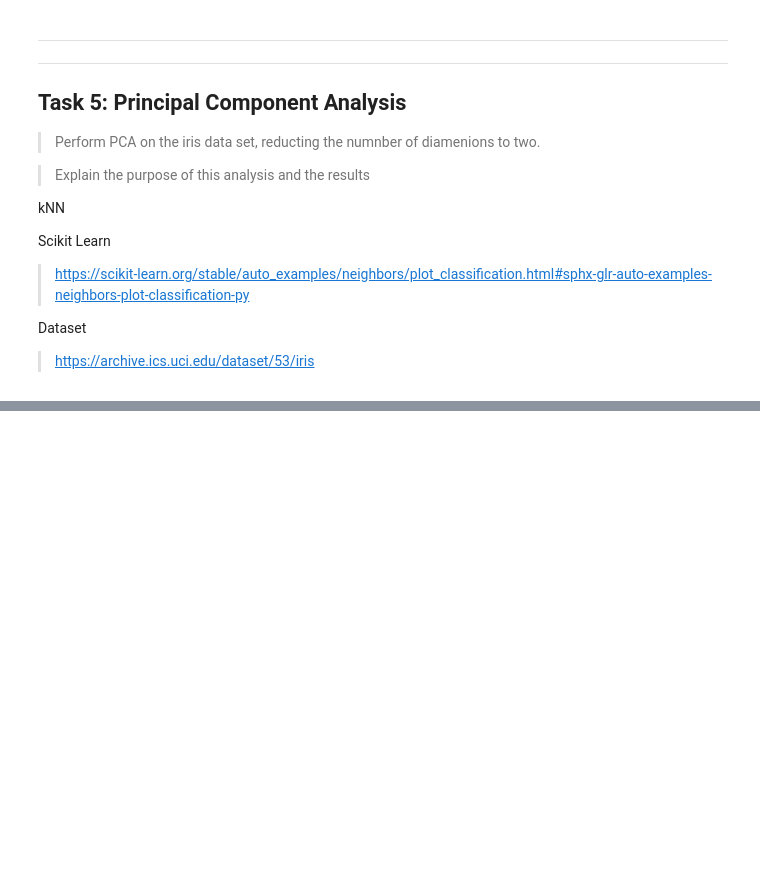
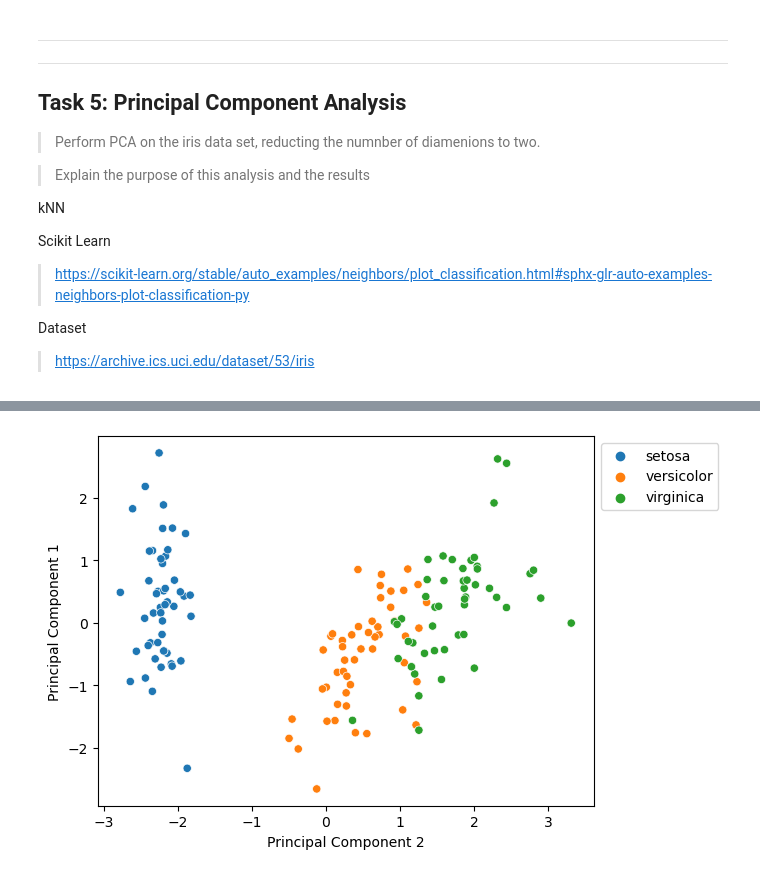
Before and after one commit to VCurry20/MachineLearning_Statistics, a Jupyter notebook: Tasks.ipynb, the cells around one changed output, grey strips where cells are left out. Saved outputs shown, nothing was run; the diff lists cells and outputs as text; code cells hidden in the pictures; blank space fills up the shorter version.

```diff
--- a/Tasks.ipynb
+++ b/Tasks.ipynb
@@ -1599,0 +1761,6 @@ Dataset
+# %%
+# Use scikit learn to scale the dataframe
+scaled_features = StandardScaler().fit_transform(iris_size)
+
+# Show
+scaled_features
@@ -1599,0 +1792,9 @@ Dataset
+# %%
+# run this on our scaled variables
+
+principalComponents = pca.fit_transform(scaled_features)
+
+# show
+principalComponents
+
+# the output here is a numpy array
@@ -1599,0 +1819,9 @@ Dataset
+# %%
+# name the columns
+# output to a dataframe
+# give it a variable name
+
+pca2_df = pd.DataFrame(data = principalComponents, columns = ['pca1', 'pca2'])
+
+# show
+pca2_df
@@ -1599,0 +1860,23 @@ Dataset
+# %%
+# We will now plot the petals to see if the same is true
+
+# seaborn scatterplot
+sns.scatterplot(x='pca1', y='pca2', hue=df['class'], data=pca2_df)
+
+# Placing legend outside the figure
+plt.legend(bbox_to_anchor=(1, 1), loc=2)
+
+plt.ylabel('Principal Component 1')
+
+plt.xlabel('Principal Component 2')
+
+# plot show
+plt.show()
+
+
+#pca2_df = pd.DataFrame(data = principalComponents, columns = ['pca1', 'pca2'])
+
+# show
+#pca2_df
+# %% [output]
+[figure, added]
```
Also changed, not shown: parts of 34 cells of this notebook.
